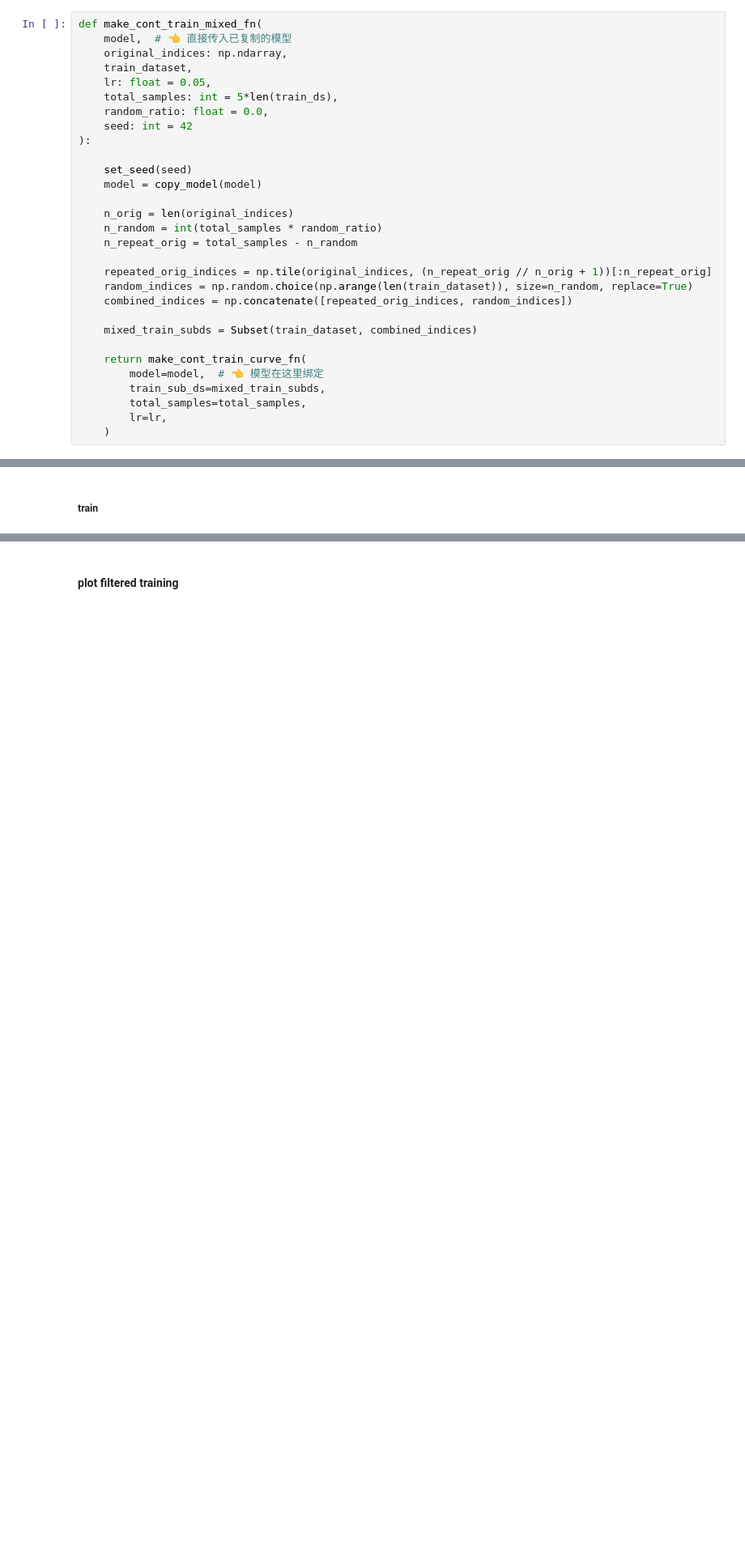
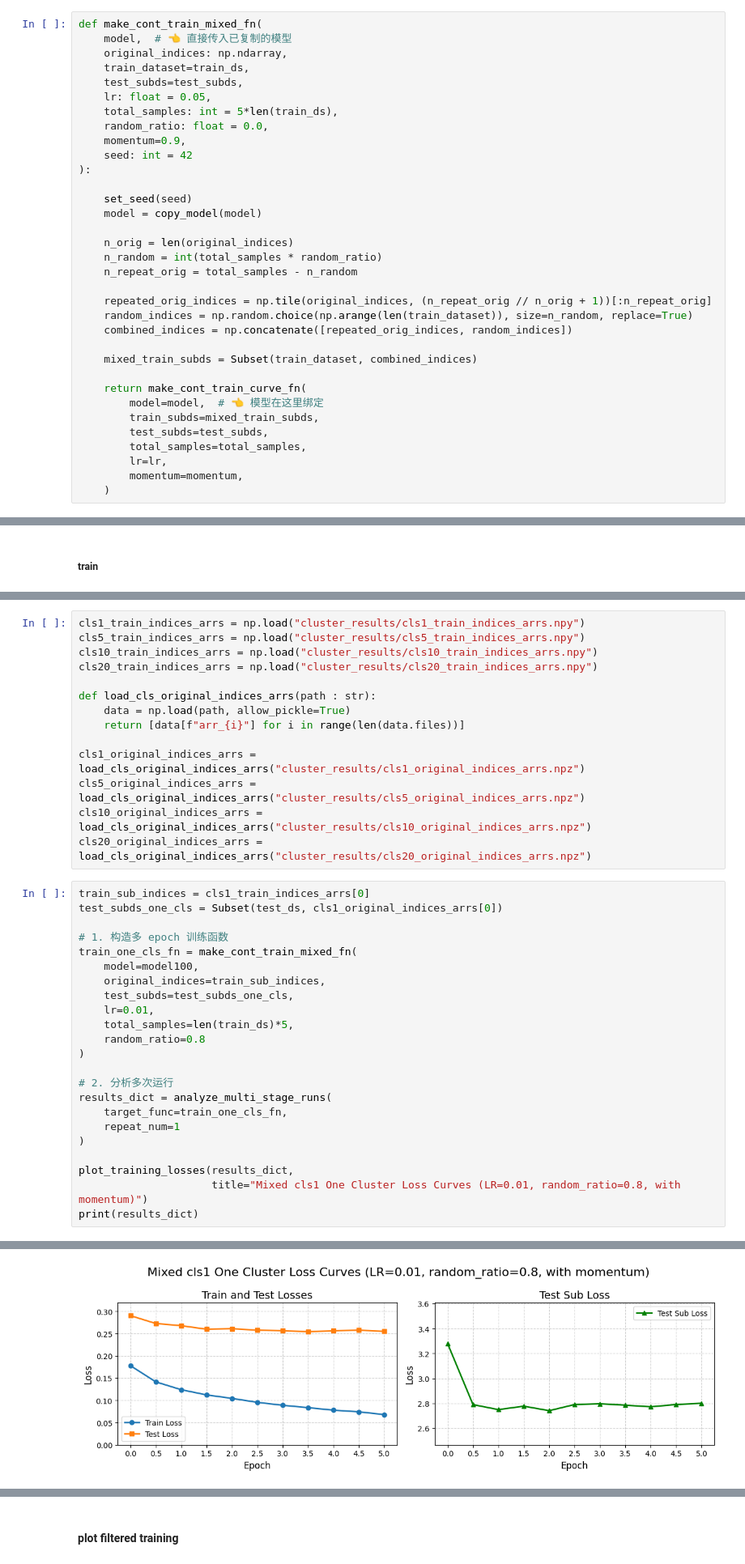
Before and after one commit to ucantseeit/generalization, a Jupyter notebook: ntk_result/trials/continueTrain.ipynb, the cells around one changed output, grey strips where cells are left out. Shown at 81% size. Drawn from its saved outputs; the diff is of its cells as text; blank space fills up the shorter version.

Commit message:
one cluster finished

```diff
--- a/ntk_result/trials/continueTrain.ipynb
+++ b/ntk_result/trials/continueTrain.ipynb
@@ -1365,10 +1260,12 @@ print(results_dict)
 def make_cont_train_mixed_fn(
     model,  # 👈 直接传入已复制的模型
     original_indices: np.ndarray,
-    train_dataset,
+    train_dataset=train_ds,
+    test_subds=test_subds,
     lr: float = 0.05,
     total_samples: int = 5*len(train_ds),
     random_ratio: float = 0.0,
+	momentum=0.9,
     seed: int = 42
 ):
 
@@ -1387,9 +1284,11 @@ def make_cont_train_mixed_fn(
 
     return make_cont_train_curve_fn(
         model=model,  # 👈 模型在这里绑定
-        train_sub_ds=mixed_train_subds,
+        train_subds=mixed_train_subds,
+        test_subds=test_subds,
         total_samples=total_samples,
         lr=lr,
+        momentum=momentum,
     )
 # %% [markdown]
 ##### 找rand ratio
@@ -1657,0 +1357,38 @@ print(cls30_results_dict)
+# %%
+cls1_train_indices_arrs = np.load("cluster_results/cls1_train_indices_arrs.npy")
+cls5_train_indices_arrs = np.load("cluster_results/cls5_train_indices_arrs.npy")
+cls10_train_indices_arrs = np.load("cluster_results/cls10_train_indices_arrs.npy")
+cls20_train_indices_arrs = np.load("cluster_results/cls20_train_indices_arrs.npy")
+
+def load_cls_original_indices_arrs(path : str):
+	data = np.load(path, allow_pickle=True)
+	return [data[f"arr_{i}"] for i in range(len(data.files))]
+
+cls1_original_indices_arrs = load_cls_original_indices_arrs("cluster_results/cls1_original_indices_arrs.npz")
+cls5_original_indices_arrs = load_cls_original_indices_arrs("cluster_results/cls5_original_indices_arrs.npz")
+cls10_original_indices_arrs = load_cls_original_indices_arrs("cluster_results/cls10_original_indices_arrs.npz")
+cls20_original_indices_arrs = load_cls_original_indices_arrs("cluster_results/cls20_original_indices_arrs.npz")
+# %%
+train_sub_indices = cls1_train_indices_arrs[0]
+test_subds_one_cls = Subset(test_ds, cls1_original_indices_arrs[0])
+
+# 1. 构造多 epoch 训练函数
+train_one_cls_fn = make_cont_train_mixed_fn(
+	model=model100,
+	original_indices=train_sub_indices,
+	test_subds=test_subds_one_cls,
+	lr=0.01,
+	total_samples=len(train_ds)*5,
+	random_ratio=0.8
+)
+
+# 2. 分析多次运行
+results_dict = analyze_multi_stage_runs(
+	target_func=train_one_cls_fn,
+	repeat_num=1
+)
+
+plot_training_losses(results_dict,
+					 title="Mixed cls1 One Cluster Loss Curves (LR=0.01, random_ratio=0.8, with momentum)")
+print(results_dict)
+# %% [output]
@@ -1657,0 +1406 @@ print(cls30_results_dict)
+[figure, added]
```
Also changed, not shown: parts of 49 cells of this notebook, 11 other files.
